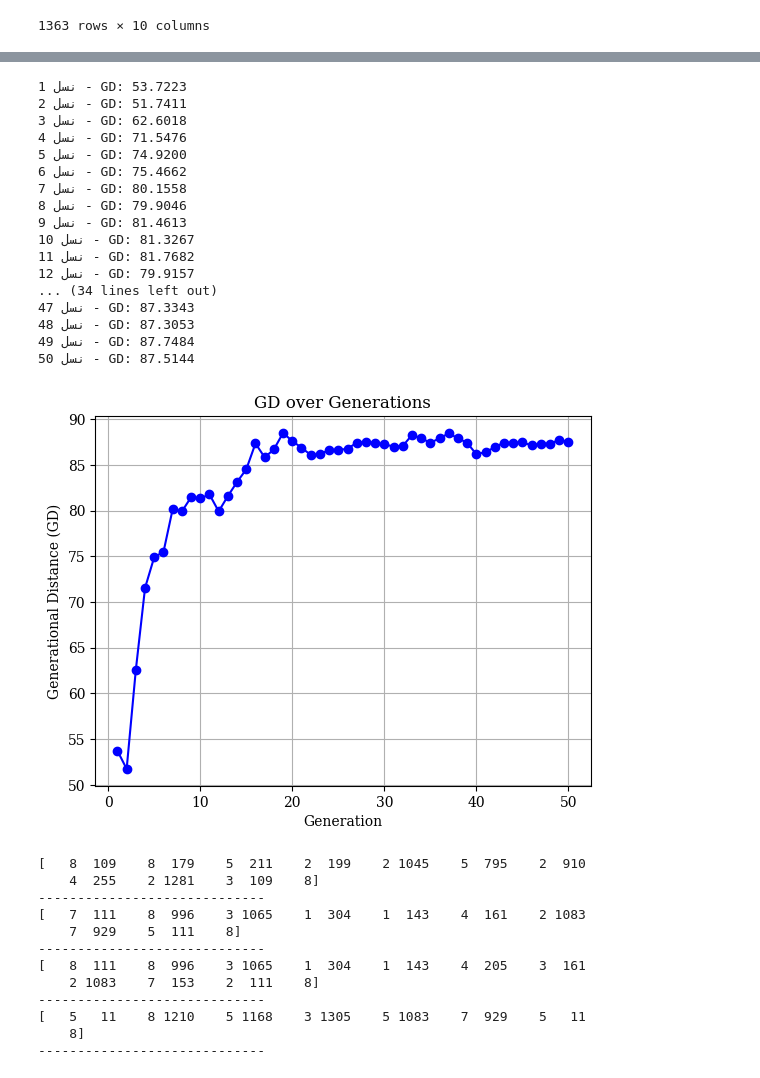
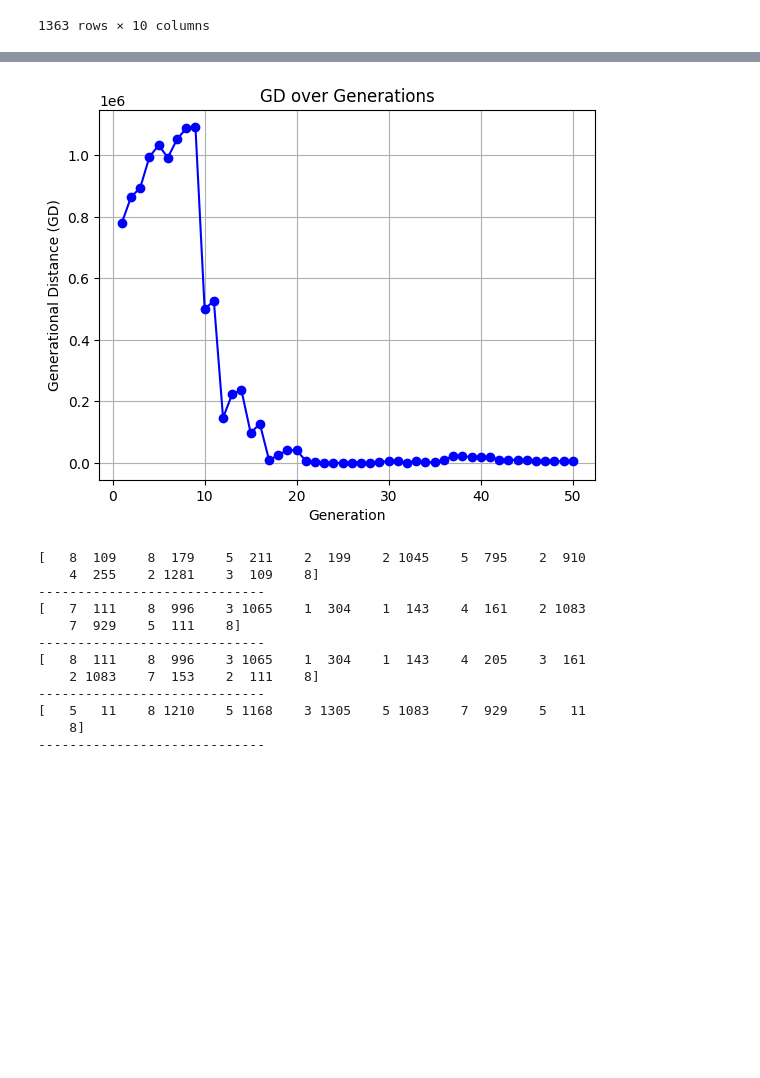
Before and after one commit to hosngholami/RecommenderSystem, a Jupyter notebook: RecommenderSystem.ipynb, the cells around one changed output, grey strips where cells are left out. Drawn from its saved outputs; the diff is of its cells as text; code cells hidden in the pictures; blank space fills up the shorter version.

```diff
--- a/RecommenderSystem.ipynb
+++ b/RecommenderSystem.ipynb
@@ -192,6 +192,7 @@ class GeneticAlgorithmConfig():
   GD = []
   HV = []
   firstFront = []
+  ref_points = 0
 # %%
 def getSliceRoute(route):
   length = route[0] * GeneticAlgorithmConfig.timePlaceMappingSize
@@ -1307,58 +1162,41 @@ pf = np.array([
 
 # 3️⃣ تنظیمات الگوریتم ژنتیک (NSGA-II)
 algorithm = NSGA2(
     pop_size=50,
     sampling=FloatRandomSampling(),
     crossover=SBX(prob=0.9, eta=15),
     mutation=PM(eta=20),
     eliminate_duplicates=True
 )
 
 # 4️⃣ ذخیره مقدار GD در هر نسل
 gd_values = []
 
 def callback(algorithm):
-    # گرفتن مجموعه غیرمغلوب در نسل جاری
-    A = algorithm.pop.get("F")
-    # محاسبه GD
-    gd_indicator = GD(pf)
-    gd = gd_indicator(A)
-    gd_values.append(gd)
-    print(f"نسل {algorithm.n_gen} - GD: {gd:.4f}")
+    F = algorithm.pop.get("F")
+    pareto_indices = NonDominatedSorting().do(F, only_non_dominated_front=True)
+    pf = F[pareto_indices]
+    ref_point = np.max(F, axis=0) * 1.1  # نقطه مرجع مناسب
+    hv_indicator = HV(ref_point=ref_point)
+    hv = hv_indicator(np.vstack(pf))
+    gd_values.append(hv)
 
 # 5️⃣ اجرای الگوریتم با 50 نسل
 res = minimize(problem,
                algorithm,
                termination=get_termination("n_gen", 50),
                verbose=False,
                callback=callback)
 
 # 6️⃣ رسم نمودار تغییرات GD بر حسب نسل
 plt.plot(range(1, len(gd_values) + 1), gd_values, marker='o', linestyle='-', color='b')
 plt.xlabel("Generation")
 plt.ylabel("Generational Distance (GD)")
 plt.title("GD over Generations")
 plt.grid()
 plt.show()
 # %% [output]
-نسل 1 - GD: 53.7223
-نسل 2 - GD: 51.7411
-نسل 3 - GD: 62.6018
-نسل 4 - GD: 71.5476
-نسل 5 - GD: 74.9200
-نسل 6 - GD: 75.4662
-نسل 7 - GD: 80.1558
-نسل 8 - GD: 79.9046
-نسل 9 - GD: 81.4613
-نسل 10 - GD: 81.3267
-نسل 11 - GD: 81.7682
-نسل 12 - GD: 79.9157
-... (34 lines left out)
-نسل 47 - GD: 87.3343
-نسل 48 - GD: 87.3053
-نسل 49 - GD: 87.7484
-نسل 50 - GD: 87.5144
-[figure, old version]
+[figure, new version]
 # %%
 pareto_indices = NonDominatedSorting().do(res.F, only_non_dominated_front=False)  # بدون محدودیت به جبهه اول
 pareto_fronts = [res.F[indices] for indices in pareto_indices]
```
Also changed, not shown: parts of 5 cells of this notebook.
